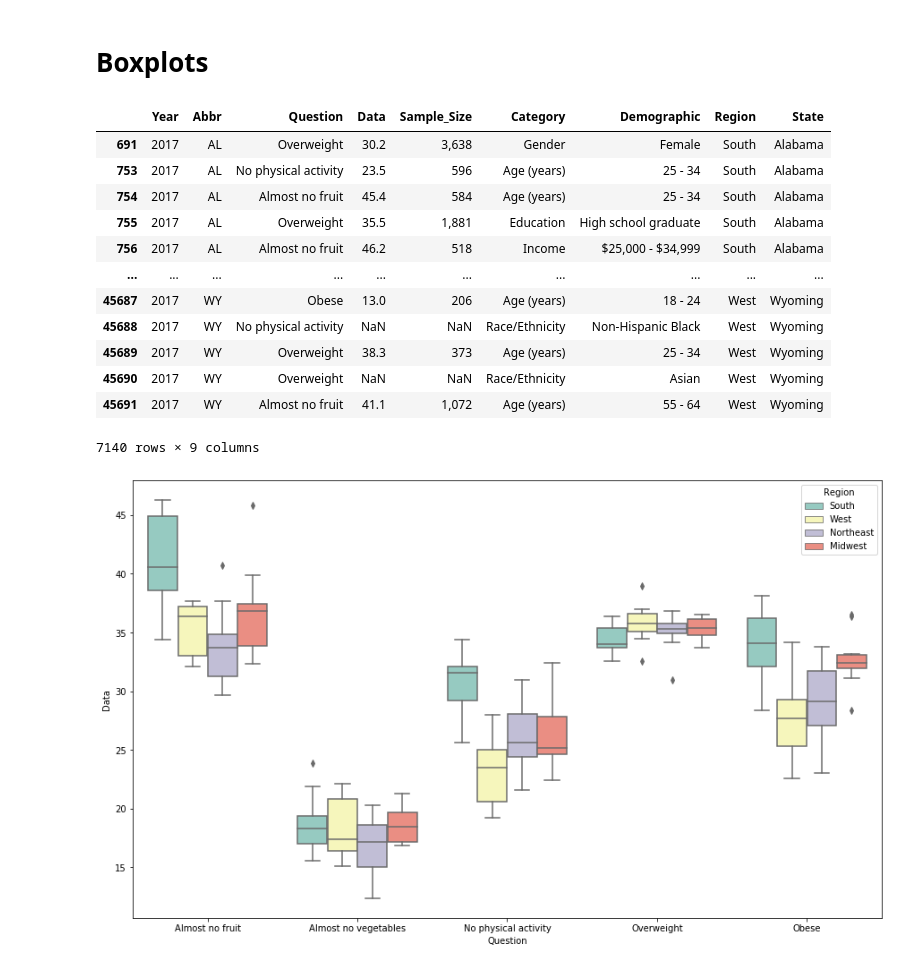
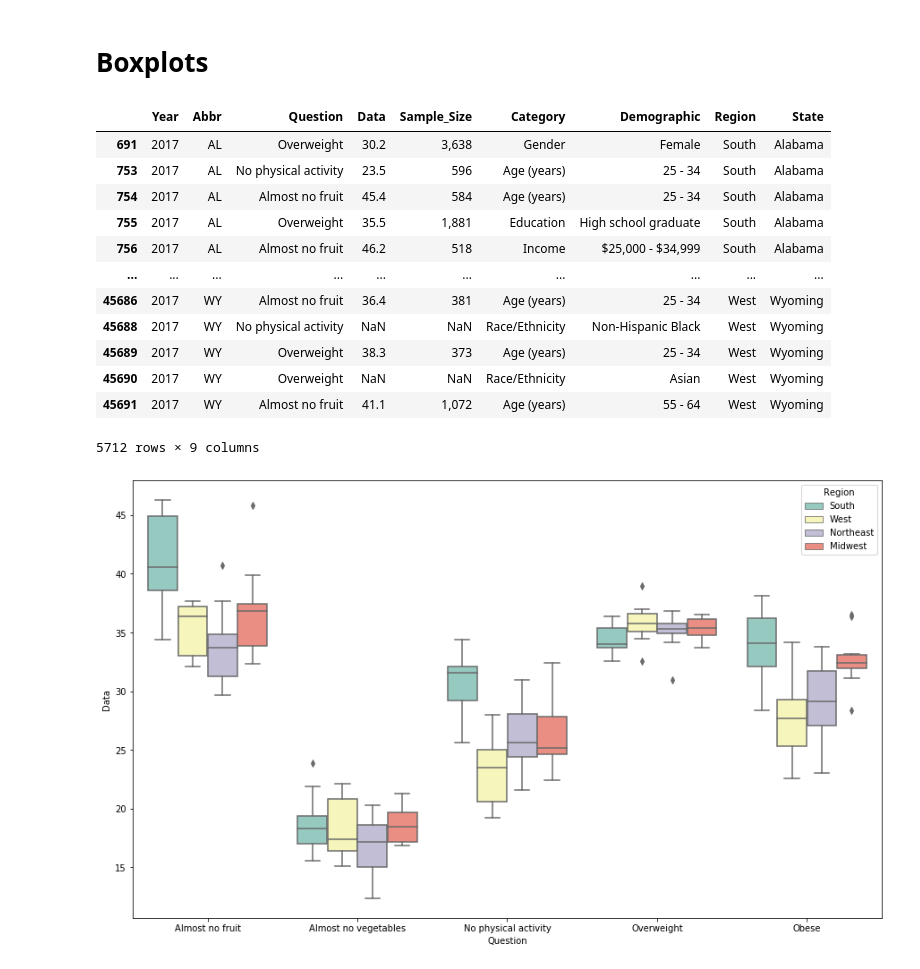
Before and after one commit to DimitriKourouniotis/Capstone-2, a Jupyter notebook: Capstone 2.ipynb, the cells around one changed output. Saved outputs shown, nothing was run; the diff lists cells and outputs as text; code cells hidden in the pictures.

```diff
--- a/Capstone 2.ipynb
+++ b/Capstone 2.ipynb
@@ -876,22 +876,25 @@ Warnings:
 [1] Standard Errors assume that the covariance matrix of the errors is correctly specified.
 # %% [markdown]
  # Boxplots
-# %%
-df_2017_regions
-# %% [output]
-|  | Year | Abbr | Question | Data | Sample_Size | Category | Demographic | Region | State |
-| 691 | 2017 | AL | Overweight | 30.2 | 3,638 | Gender | Female | South | Alabama |
-| 753 | 2017 | AL | No physical activity | 23.5 | 596 | Age (years) | 25 - 34 | South | Alabama |
-| 754 | 2017 | AL | Almost no fruit | 45.4 | 584 | Age (years) | 25 - 34 | South | Alabama |
-| 755 | 2017 | AL | Overweight | 35.5 | 1,881 | Education | High school graduate | South | Alabama |
-| 756 | 2017 | AL | Almost no fruit | 46.2 | 518 | Income | $25,000 - $34,999 | South | Alabama |
-| ... | ... | ... | ... | ... | ... | ... | ... | ... | ... |
-| 45687 | 2017 | WY | Obese | 13.0 | 206 | Age (years) | 18 - 24 | West | Wyoming |
-| 45688 | 2017 | WY | No physical activity | NaN | NaN | Race/Ethnicity | Non-Hispanic Black | West | Wyoming |
-| 45689 | 2017 | WY | Overweight | 38.3 | 373 | Age (years) | 25 - 34 | West | Wyoming |
-| 45690 | 2017 | WY | Overweight | NaN | NaN | Race/Ethnicity | Asian | West | Wyoming |
-| 45691 | 2017 | WY | Almost no fruit | 41.1 | 1,072 | Age (years) | 55 - 64 | West | Wyoming |
-7140 rows × 9 columns
+# %%
+# Remove Overweight category to focus on Obesity Rates for each statification
+
+df_2017_regions_obese = df_2017_regions[~df_2017_regions.Question.isin(['Obese'])]
+df_2017_regions_obese
+# %% [output]
+|  | Year | Abbr | Question | Data | Sample_Size | Category | Demographic | Region | State |
+| 691 | 2017 | AL | Overweight | 30.2 | 3,638 | Gender | Female | South | Alabama |
+| 753 | 2017 | AL | No physical activity | 23.5 | 596 | Age (years) | 25 - 34 | South | Alabama |
+| 754 | 2017 | AL | Almost no fruit | 45.4 | 584 | Age (years) | 25 - 34 | South | Alabama |
+| 755 | 2017 | AL | Overweight | 35.5 | 1,881 | Education | High school graduate | South | Alabama |
+| 756 | 2017 | AL | Almost no fruit | 46.2 | 518 | Income | $25,000 - $34,999 | South | Alabama |
+| ... | ... | ... | ... | ... | ... | ... | ... | ... | ... |
+| 45686 | 2017 | WY | Almost no fruit | 36.4 | 381 | Age (years) | 25 - 34 | West | Wyoming |
+| 45688 | 2017 | WY | No physical activity | NaN | NaN | Race/Ethnicity | Non-Hispanic Black | West | Wyoming |
+| 45689 | 2017 | WY | Overweight | 38.3 | 373 | Age (years) | 25 - 34 | West | Wyoming |
+| 45690 | 2017 | WY | Overweight | NaN | NaN | Race/Ethnicity | Asian | West | Wyoming |
+| 45691 | 2017 | WY | Almost no fruit | 41.1 | 1,072 | Age (years) | 55 - 64 | West | Wyoming |
+5712 rows × 9 columns
 # %%
 f,ax = plt.subplots(figsize=(15,9))
 ax = sns.boxplot(x="Question", y="Data", hue="Region",
```
Also changed, not shown: parts of 16 cells of this notebook.
